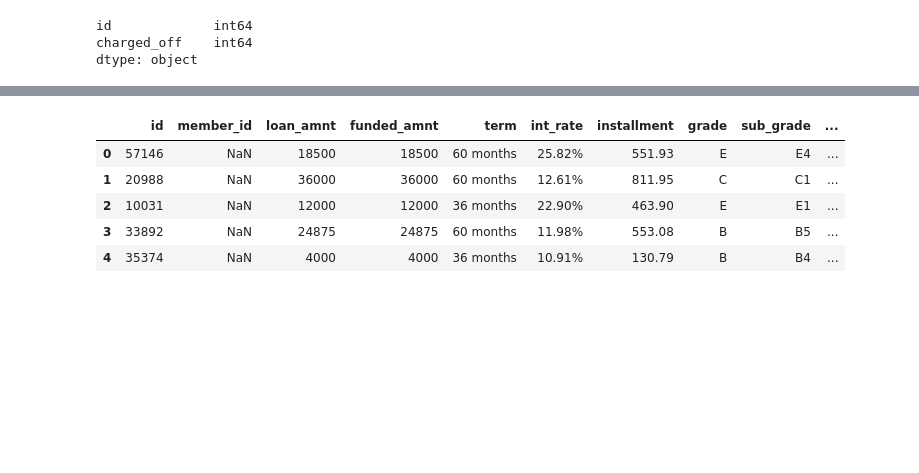
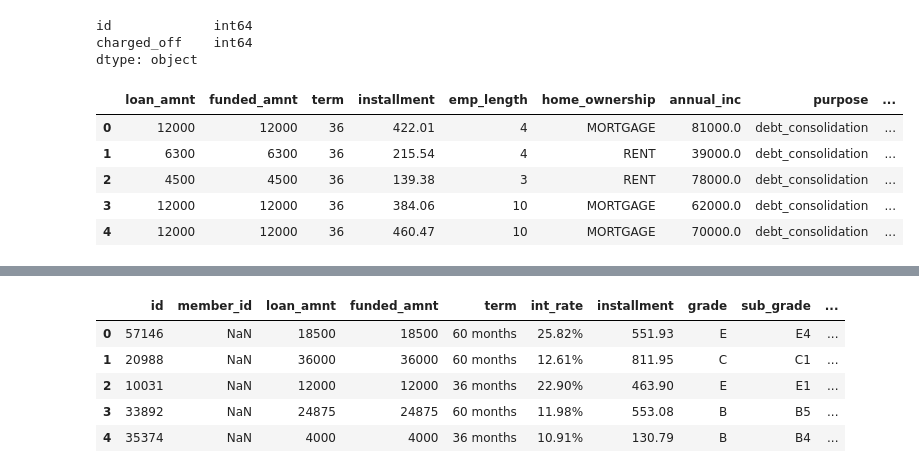
Before and after one commit to bloominstituteoftechnology/DS-Unit-4-Sprint-1-Tree-Ensembles, a Jupyter notebook: module1-decision-trees/module1-decision-trees.ipynb, the cells around one changed output, grey strips where cells are left out. Saved outputs shown, nothing was run; the diff lists cells and outputs as text; code cells hidden in the pictures; blank space fills up the shorter version.

```diff
--- a/module1-decision-trees/module1-decision-trees.ipynb
+++ b/module1-decision-trees/module1-decision-trees.ipynb
@@ -68,3 +55,0 @@ df.term = df.term.apply(lambda t: int(t[1:3]))
-# %%
-df['ngrade']= df[['grade', 'sub_grade']].apply(lambda o: o[0] + '-' + o[1], axis=1)
-df.drop(['grade','sub_grade'], axis=1, inplace=True)
@@ -76,5 +55,0 @@ def el(e):
-# %%
-df.emp_length = df.emp_length.apply(lambda e: el(e))
-# %%
-df['int_rates'] = df.int_rate.apply(lambda r: float(r[:-1]))
-df.drop(['int_rate'], axis=1, inplace=True)
@@ -93,6 +70,17 @@ dtype: object
 #                   y_vars=['y'],
 #                   x_vars=independant_columns)
 # plt.show()
+# %%
+df = wrangle(df, True)
+# %%
+df.head()
+# %% [output]
+|  | loan_amnt | funded_amnt | term | installment | emp_length | home_ownership | annual_inc | purpose | ... |
+| 0 | 12000 | 12000 | 36 | 422.01 | 4 | MORTGAGE | 81000.0 | debt_consolidation | ... |
+| 1 | 6300 | 6300 | 36 | 215.54 | 4 | RENT | 39000.0 | debt_consolidation | ... |
+| 2 | 4500 | 4500 | 36 | 139.38 | 3 | RENT | 78000.0 | debt_consolidation | ... |
+| 3 | 12000 | 12000 | 36 | 384.06 | 10 | MORTGAGE | 62000.0 | debt_consolidation | ... |
+| 4 | 12000 | 12000 | 36 | 460.47 | 10 | MORTGAGE | 70000.0 | debt_consolidation | ... |
 # %%
 clist = df.select_dtypes(exclude=[np.number]).columns.tolist()
 # %%
```
Also changed, not shown: parts of 28 cells of this notebook.
